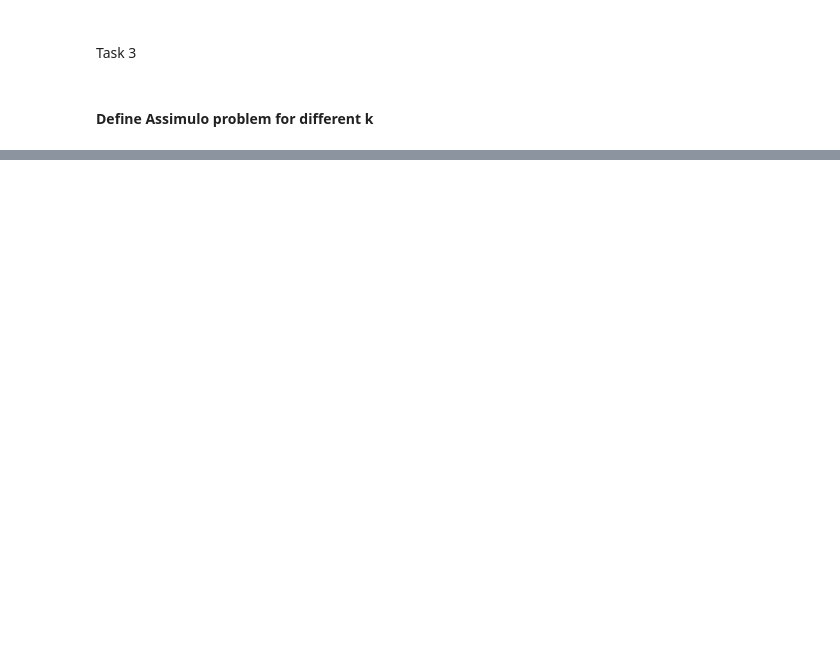
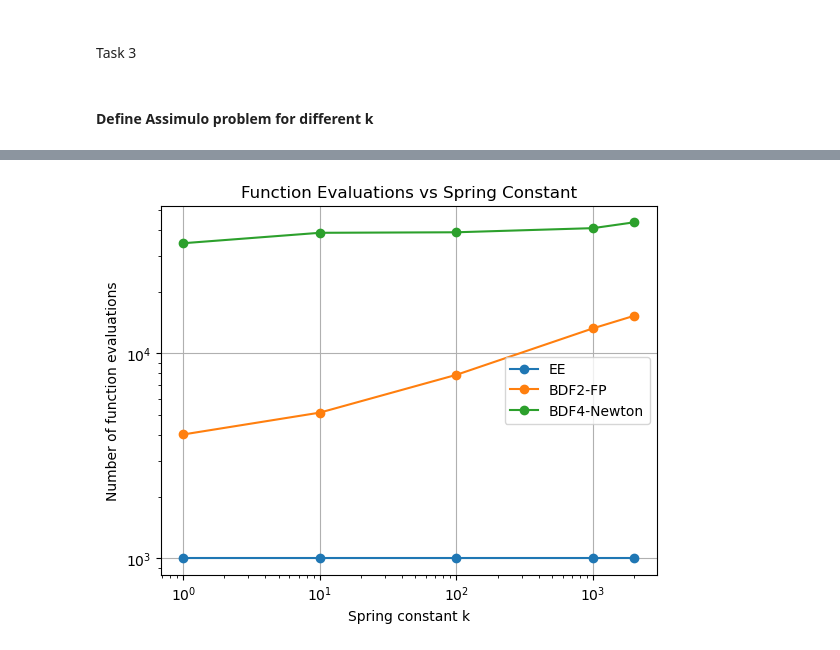
Before and after one commit to msvenssons/NUMN26, a Jupyter notebook: project1.ipynb, the cells around one changed output, grey strips where cells are left out. Drawn from its saved outputs; the diff is of its cells as text; code cells hidden in the pictures; blank space fills up the shorter version.

```diff
--- a/project1.ipynb
+++ b/project1.ipynb
@@ -348,0 +366,4 @@ plt.show()
+# %%
+t0, tfinal = 0.0, 10.0
+y0 = np.array([1.5, 0.0, 0.0, 0.0])
+k_values = [1, 10, 100, 1000, 2000]
@@ -348,0 +403,14 @@ plt.show()
+# %%
+# helper functions
+
+def interp_ref(t_ref, y_ref, t):
+    # componentwise linear interpolation
+    yI = np.vstack([np.interp(t, t_ref, y_ref[:,i]) for i in range(y_ref.shape[1])]).T
+    return yI
+
+def position_error(t, y, t_ref, y_ref):
+    yI = interp_ref(t_ref, y_ref, t)
+    pos = y[:, :2]
+    posI = yI[:, :2]
+    e = np.linalg.norm(pos - posI, axis=1)
+    return float(np.max(e))
@@ -348,0 +454,5 @@ plt.show()
+# %%
+import pandas as pd
+rows = task3_analysis(k_values=k_values, h=0.01, y0=y0, t0=t0, tfinal=10.0, cvode_only=False)
+bdf_df = pd.DataFrame(rows)
+display(bdf_df)
@@ -348,0 +493,20 @@ plt.show()
+# %%
+def funcvk(df):
+    methods = df['method'].unique()
+    plt.figure()
+    for method in methods:
+        df_method = df[df['method'] == method]
+        plt.plot(df_method['k'], df_method['nfcns'], marker='o', label=method)
+    plt.xscale('log')
+    plt.yscale('log')
+    plt.xlabel('Spring constant k')
+    plt.ylabel('Number of function evaluations')
+    plt.title('Function Evaluations vs Spring Constant')
+    plt.legend()
+    plt.grid()
+    plt.show()
+# %%
+# plot function evaluations vs k for each method
+funcvk(bdf_df)
+# %% [output]
+[figure, added]
```
Also changed, not shown: parts of 27 cells of this notebook.
